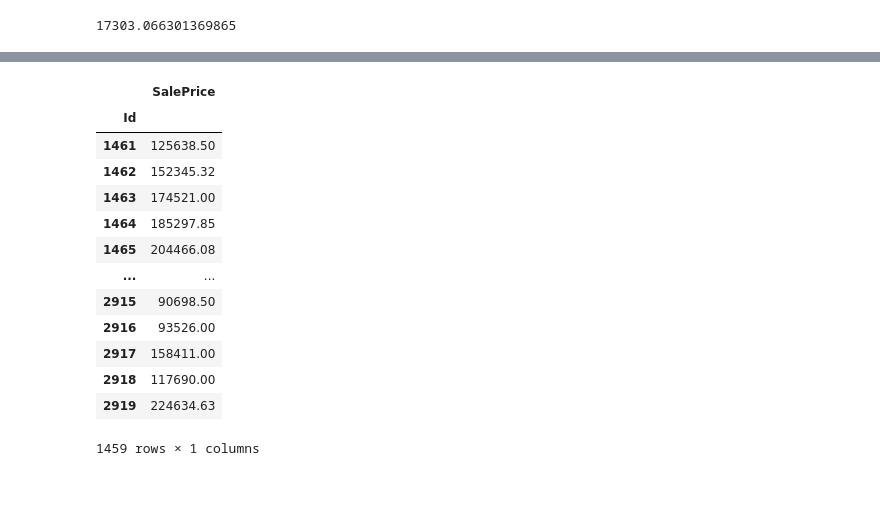
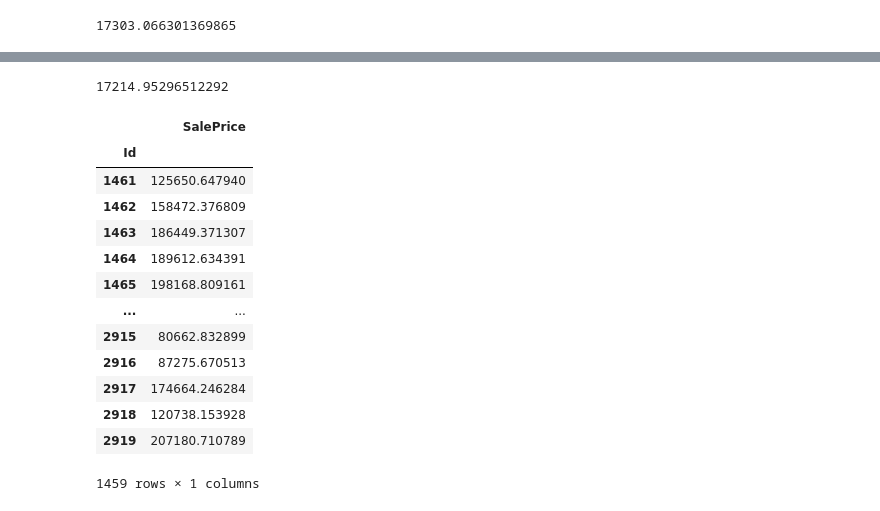
Before and after one commit to ayebaishmo/House-price-env, a Jupyter notebook: house-price.ipynb, the cells around one changed output, grey strips where cells are left out. Drawn from its saved outputs; the diff is of its cells as text; code cells hidden in the pictures.

Commit message:
Added gradiet boost model

```diff
--- a/house-price.ipynb
+++ b/house-price.ipynb
@@ -209,0 +212,10 @@ print(MAE_rfr)
+# %%
+from sklearn.ensemble import GradientBoostingRegressor
+
+model_gbr = make_pipeline(
+    OrdinalEncoder(),
+    SimpleImputer(),
+    GradientBoostingRegressor(random_state=42, n_estimators=500, max_depth=7)
+)
+# %%
+model_gbr.fit(X_train, y_train)
@@ -210,20 +240,26 @@ print(MAE_rfr)
+# %%
+y_val_pred_gbr = model_gbr.predict(X_val)
+MAE_gbr = mean_absolute_error(y_val, y_val_pred_gbr)
+print(MAE_gbr)
+# %% [output]
+17214.95296512292
 # %%
-predictions3 = pd.DataFrame(data=model_rfr.predict(gk), index=gk.index)
+predictions3 = pd.DataFrame(data=model_gbr.predict(gk), index=gk.index)
 predictions3.columns = ['SalePrice']
 predictions3
 # %% [output]
 |  | SalePrice |
 | Id |  |
-| 1461 | 125638.50 |
-| 1462 | 152345.32 |
-| 1463 | 174521.00 |
-| 1464 | 185297.85 |
-| 1465 | 204466.08 |
+| 1461 | 125650.647940 |
+| 1462 | 158472.376809 |
+| 1463 | 186449.371307 |
+| 1464 | 189612.634391 |
+| 1465 | 198168.809161 |
 | ... | ... |
-| 2915 | 90698.50 |
-| 2916 | 93526.00 |
-| 2917 | 158411.00 |
-| 2918 | 117690.00 |
-| 2919 | 224634.63 |
+| 2915 | 80662.832899 |
+| 2916 | 87275.670513 |
+| 2917 | 174664.246284 |
+| 2918 | 120738.153928 |
+| 2919 | 207180.710789 |
 1459 rows × 1 columns
 # %%
```
Also changed, not shown: parts of 3 cells of this notebook, 2 other files.
